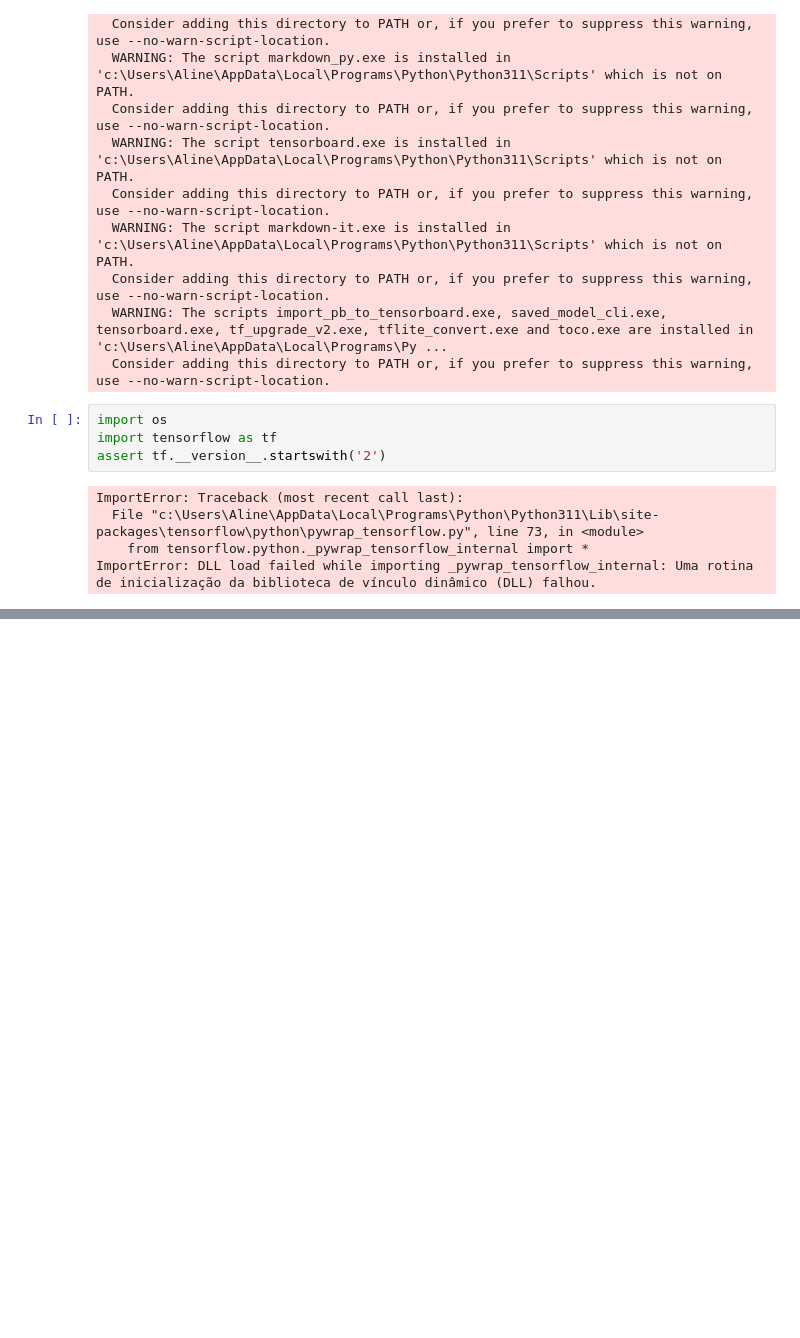
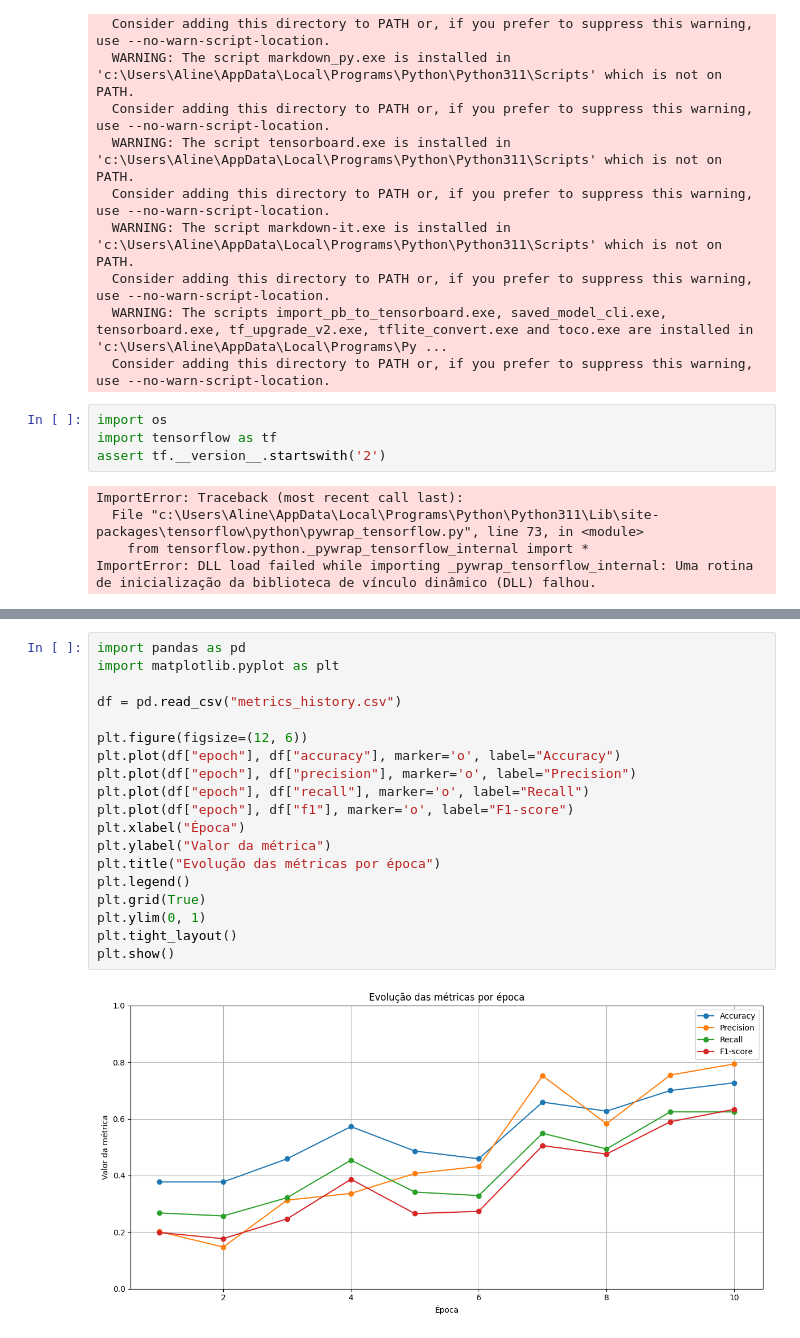
Before and after one commit to Alinevguarisi/tcc, a Jupyter notebook: train_model.ipynb, the cells around one changed output, grey strips where cells are left out. Drawn from its saved outputs; the diff is of its cells as text; blank space fills up the shorter version.

```diff
--- a/train_model.ipynb
+++ b/train_model.ipynb
@@ -85,0 +288,21 @@ ImportError: DLL load failed while importing _pywrap_tensorflow_internal: Uma ro
+# %%
+import pandas as pd
+import matplotlib.pyplot as plt
+
+df = pd.read_csv("metrics_history.csv")
+
+plt.figure(figsize=(12, 6))
+plt.plot(df["epoch"], df["accuracy"], marker='o', label="Accuracy")
+plt.plot(df["epoch"], df["precision"], marker='o', label="Precision")
+plt.plot(df["epoch"], df["recall"], marker='o', label="Recall")
+plt.plot(df["epoch"], df["f1"], marker='o', label="F1-score")
+plt.xlabel("Época")
+plt.ylabel("Valor da métrica")
+plt.title("Evolução das métricas por época")
+plt.legend()
+plt.grid(True)
+plt.ylim(0, 1)
+plt.tight_layout()
+plt.show()
+# %% [output]
+[figure, added]
```
Also changed, not shown: parts of 8 cells of this notebook, 5 other files.
